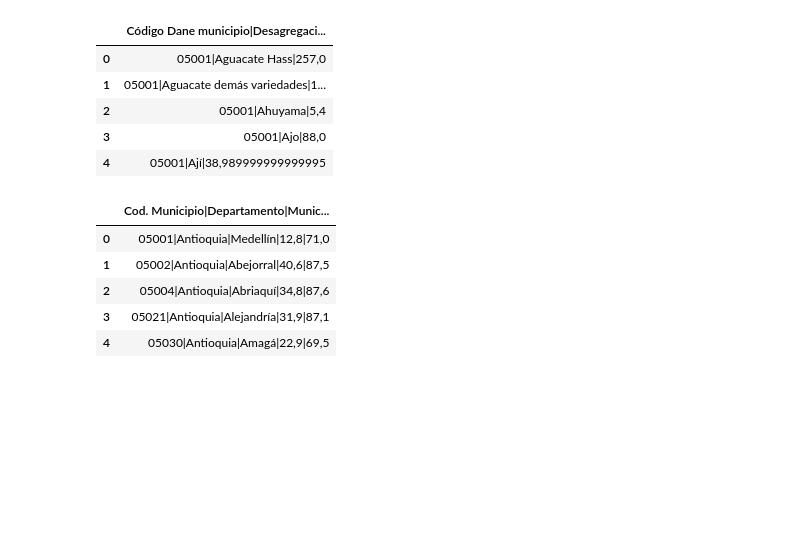
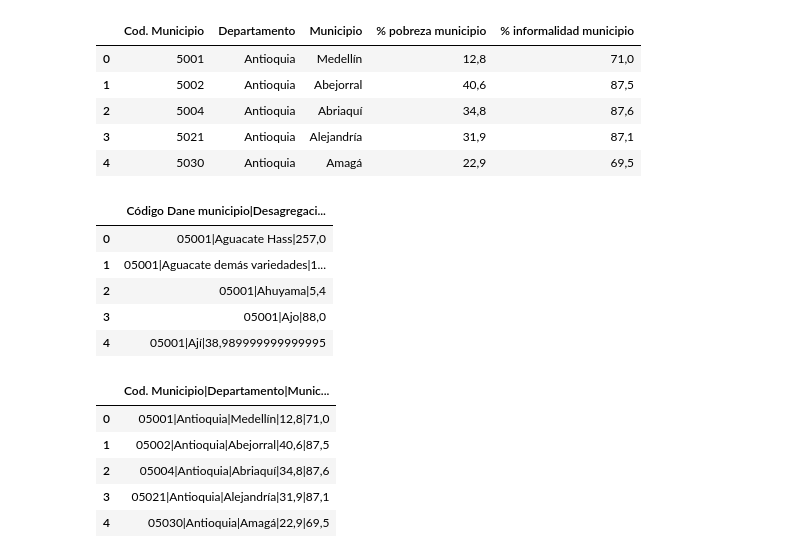
Before and after one commit to maxparra-architecture/inesdi-tfm-grupo6, a Jupyter notebook: EDA.ipynb, the cells around one changed output. Cells and saved outputs as stored; diff of their text form; code cells hidden in the pictures; blank space fills up the shorter version.

```diff
--- a/EDA.ipynb
+++ b/EDA.ipynb
@@ -1,3 +47,13 @@
+# %%
+ipm_df = pd.read_csv('data/IPM.txt', sep='|')
+ipm_df.head()
+# %% [output]
+|  | Cod. Municipio | Departamento | Municipio | % pobreza municipio | % informalidad municipio |
+| 0 | 5001 | Antioquia | Medellín | 12,8 | 71,0 |
+| 1 | 5002 | Antioquia | Abejorral | 40,6 | 87,5 |
+| 2 | 5004 | Antioquia | Abriaquí | 34,8 | 87,6 |
+| 3 | 5021 | Antioquia | Alejandría | 31,9 | 87,1 |
+| 4 | 5030 | Antioquia | Amagá | 22,9 | 69,5 |
 # %%
 import pandas as pd
 # Load the data from the text files
```
Also changed, not shown: parts of 7 cells of this notebook, 24 other files.
